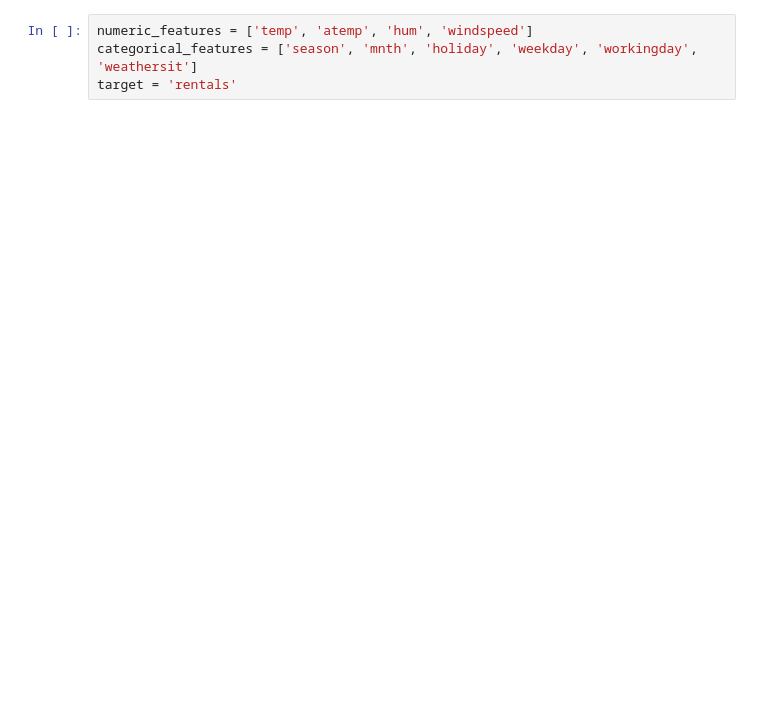
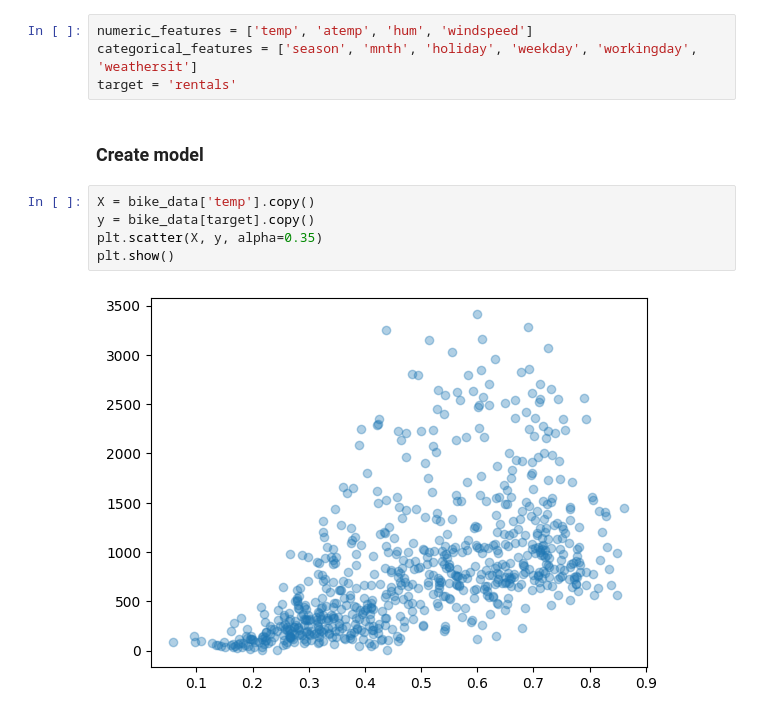
Before and after one commit to JBakunski/bikes, a Jupyter notebook: bikes-share.ipynb, the cells around one changed output. Drawn from its saved outputs; the diff is of its cells as text; blank space fills up the shorter version.

Commit message:
Create base for the model

```diff
--- a/bikes-share.ipynb
+++ b/bikes-share.ipynb
@@ -48,3 +49,12 @@ bike_data.head()
 numeric_features = ['temp', 'atemp', 'hum', 'windspeed']
 categorical_features = ['season', 'mnth', 'holiday', 'weekday', 'workingday', 'weathersit']
 target = 'rentals'
+# %% [markdown]
+### Create model
+# %%
+X = bike_data['temp'].copy()
+y = bike_data[target].copy()
+plt.scatter(X, y, alpha=0.35)
+plt.show()
+# %% [output]
+[figure, added]
```
Also changed, not shown: parts of 1 cell of this notebook.
